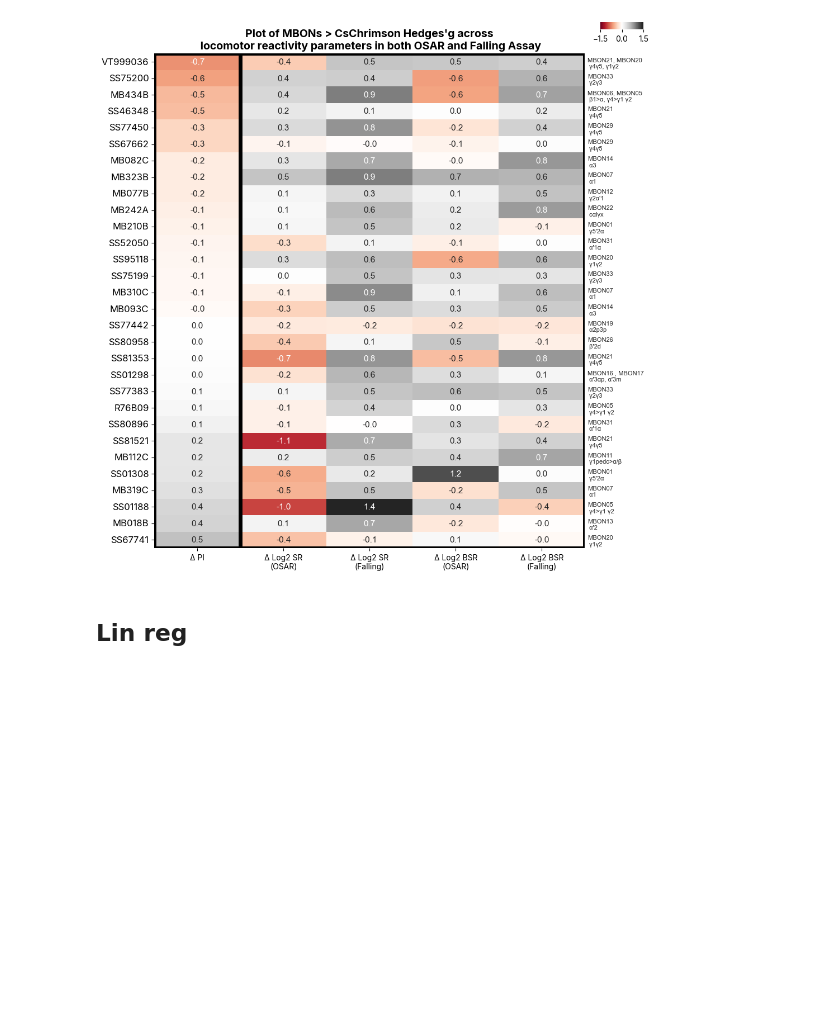
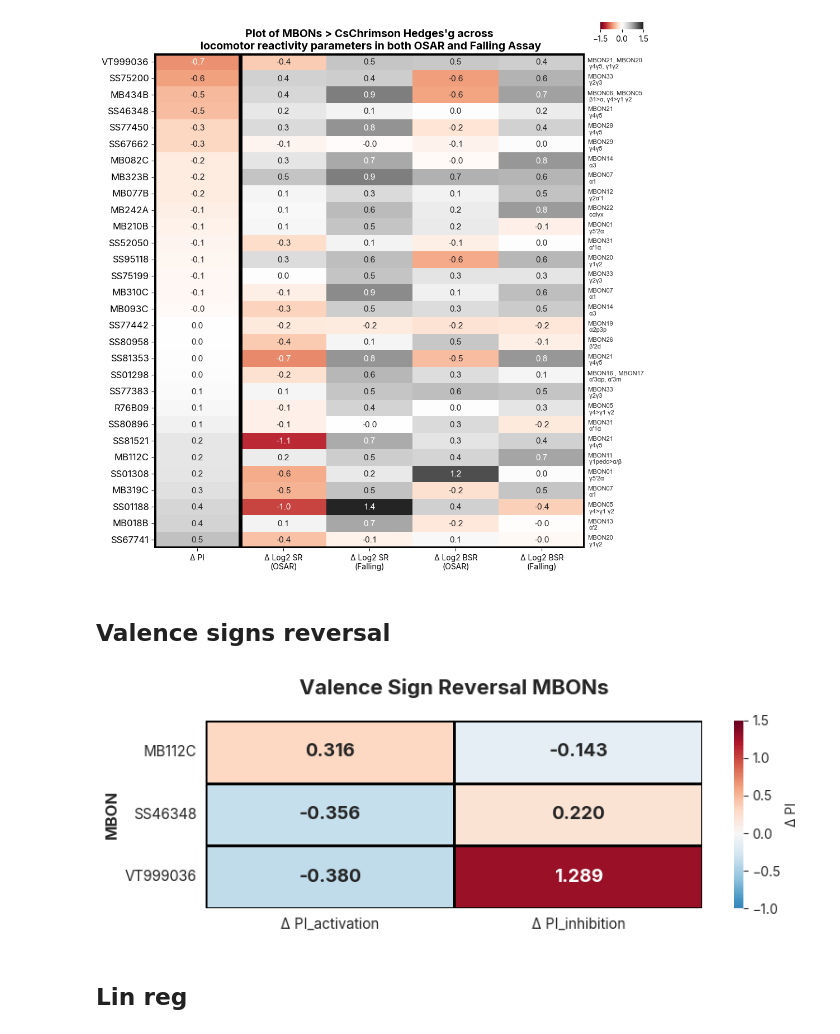
Before and after one commit to lnicole08/OSAR-Nicole-version, a Jupyter notebook: Falling-OSAR classification_2.ipynb, the cells around one changed output. Cells and saved outputs as stored; diff of their text form; code cells hidden in the pictures; blank space fills up the shorter version.

```diff
--- a/Falling-OSAR classification_2.ipynb
+++ b/Falling-OSAR classification_2.ipynb
@@ -425,6 +482,60 @@ plt.savefig(filesavedir + date + "_"+ responder+"_hedgesgheatmap.png", dpi = 120
 plt.savefig(filesavedir + date + "_"+ responder +"_hedgesgheatmap.svg")
 # %% [output]
 [figure]
+# %% [markdown]
+## Valence signs reversal
+# %%
+import matplotlib.pyplot as plt
+import seaborn as sns
+import pandas as pd
+import numpy as np
+
+
+# Read the Excel files
+osar_chrimson = pd.read_excel(homecomp + "ACC Lab Dropbox\\ACC Lab\\Nicole Lee\\Data Compilation\\2025 Complete raw values osar falling\\OSAR_Chrimson2.xlsx")
+osar_acr = pd.read_excel(homecomp + "ACC Lab Dropbox\\ACC Lab\\Nicole Lee\\Data Compilation\\2025 Complete raw values osar falling\\OSAR_ACR.xlsx")
+
+# Extract PI values from both files
+activation_pi = osar_chrimson[['MBON', 'Δ PI']].copy()
+activation_pi['MBON'] = activation_pi['MBON'].astype(str)
+activation_pi = activation_pi.rename(columns={'Δ PI': 'Δ PI_activation'})
+
+inhibition_pi = osar_acr[['MBON', 'Δ PI']].copy()
+inhibition_pi['MBON'] = inhibition_pi['MBON'].astype(str)
+inhibition_pi = inhibition_pi.rename(columns={'Δ PI': 'Δ PI_inhibition'})
+
+# Create DataFrame for heatmap
+heatmap_data = activation_pi.merge(inhibition_pi, how="inner", on= "MBON").set_index("MBON")
+mbons_of_interest = ['MB112C', 'SS46348', 'VT999036']
+heatmap_data = heatmap_data.loc[mbons_of_interest]
+
+# Create figure and axis
+fig, ax = plt.subplots(figsize=(8, 3))
+
+# Create heatmap
+sns.heatmap(heatmap_data, annot=True, fmt='.3f', cmap='RdBu_r', center=0,
+            cbar_kws={'label': 'Δ PI'},
+            linewidths=2, linecolor='black',
+            vmin=-1, vmax=1.5,
+            annot_kws={'size': 14, 'weight': 'bold'})
+
+# Customize plot
+plt.title('Valence Sign Reversal MBONs',
+          fontsize=16, fontweight='bold', pad=20)
+plt.ylabel('MBON', fontsize=12, fontweight='bold')
+plt.xticks(rotation=0, fontsize=11)
+plt.yticks(rotation=0, fontsize=11)
+
+# Tight layout
+plt.tight_layout()
+
+# Save figure
+plt.savefig(filesavedir + date + "_valencesigreveralmbons.png", dpi = 1200, bbox_inches='tight')
+
+# Show plot
+plt.show()
+# %% [output]
+[figure, added]
 # %% [markdown]
 ## Lin reg
 # %%
```
Also changed, not shown: parts of 21 cells of this notebook, 2 other files.
